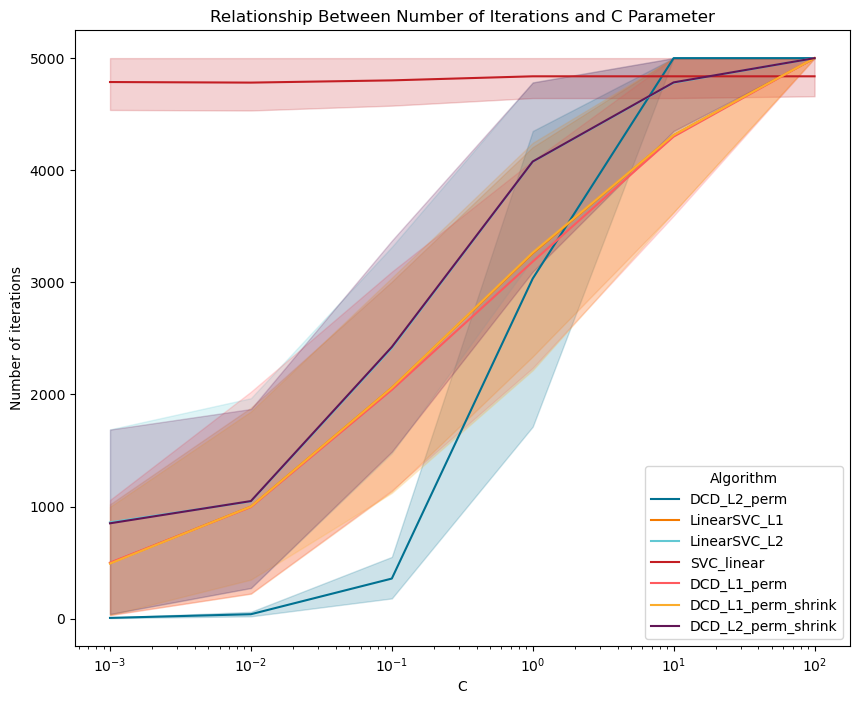
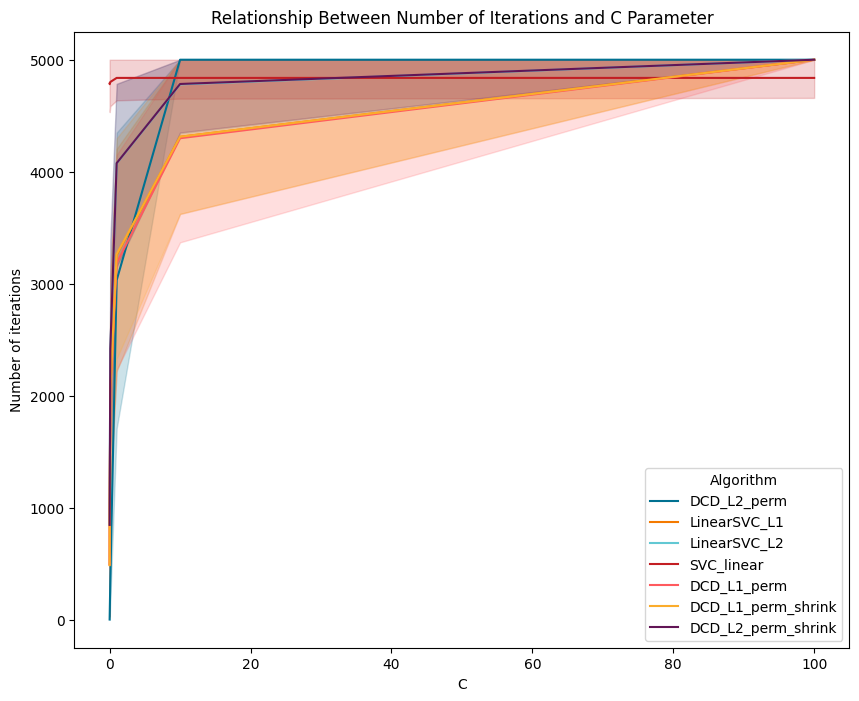
The change to this notebook cell's code, shown as a diff; its figure went from the first image to the second:
--- before
+++ after
@@ -5,4 +5,4 @@
 plt.ylabel("Number of iterations")
 plt.title("Relationship Between Number of Iterations and C Parameter")
-plt.xscale("log")
+# plt.xscale("log")
 plt.show()

Commit: visualisations update